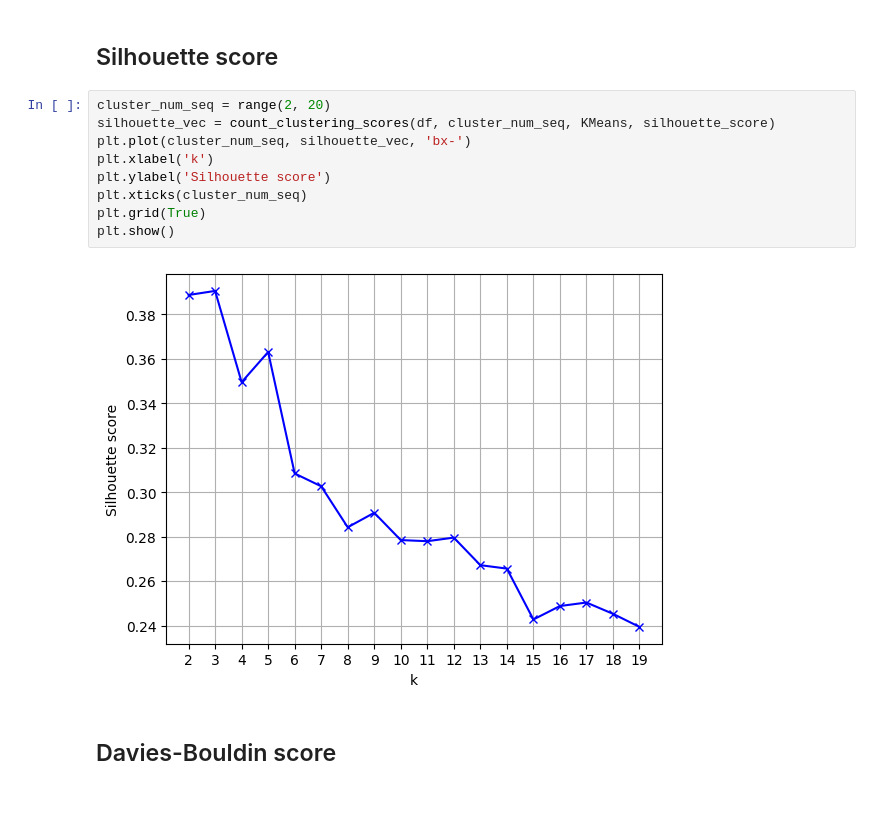
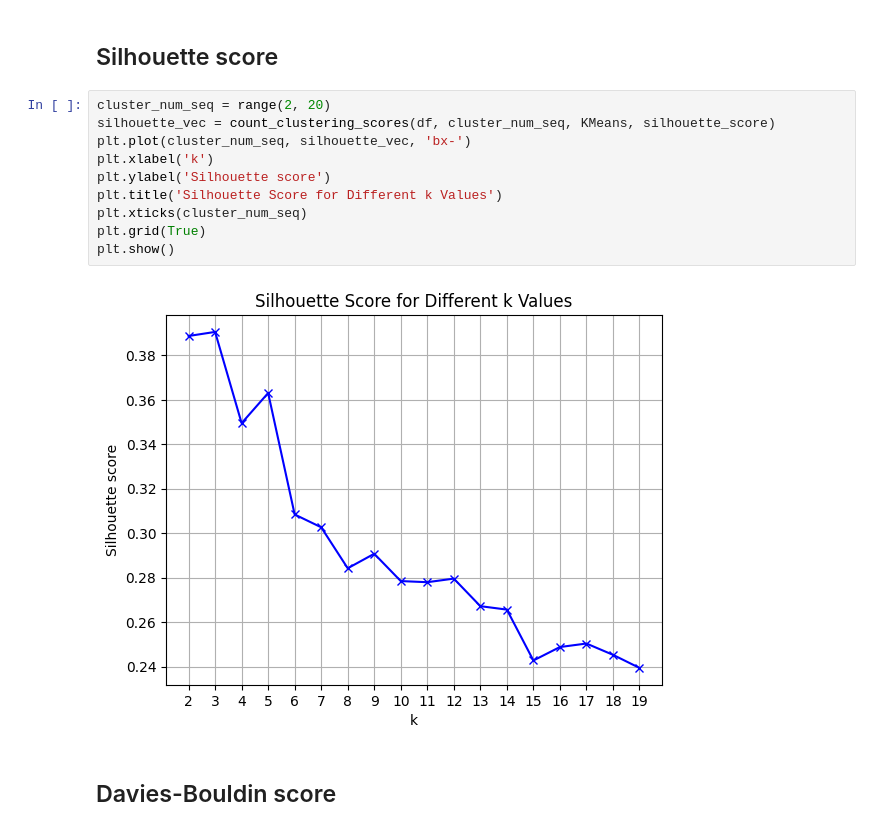
Before and after one commit to nataliachoszczyk/spotify-songs-clustering, a Jupyter notebook: FE_modelling_KM2/FE.ipynb, the cells around one changed output. Cells and saved outputs as stored; diff of their text form; blank space fills up the shorter version.

```diff
--- a/FE_modelling_KM2/FE.ipynb
+++ b/FE_modelling_KM2/FE.ipynb
@@ -683,14 +691,15 @@ def count_clustering_scores(X, cluster_num, model, score_fun):
 # %%
 cluster_num_seq = range(2, 20)
 silhouette_vec = count_clustering_scores(df, cluster_num_seq, KMeans, silhouette_score)
 plt.plot(cluster_num_seq, silhouette_vec, 'bx-')
 plt.xlabel('k')
 plt.ylabel('Silhouette score')
+plt.title('Silhouette Score for Different k Values')
 plt.xticks(cluster_num_seq)
 plt.grid(True)
 plt.show()
 # %% [output]
-[figure, old version]
+[figure, new version]
 # %% [markdown]
 ## Davies-Bouldin score
 # %%
```
Also changed, not shown: parts of 3 cells of this notebook.
